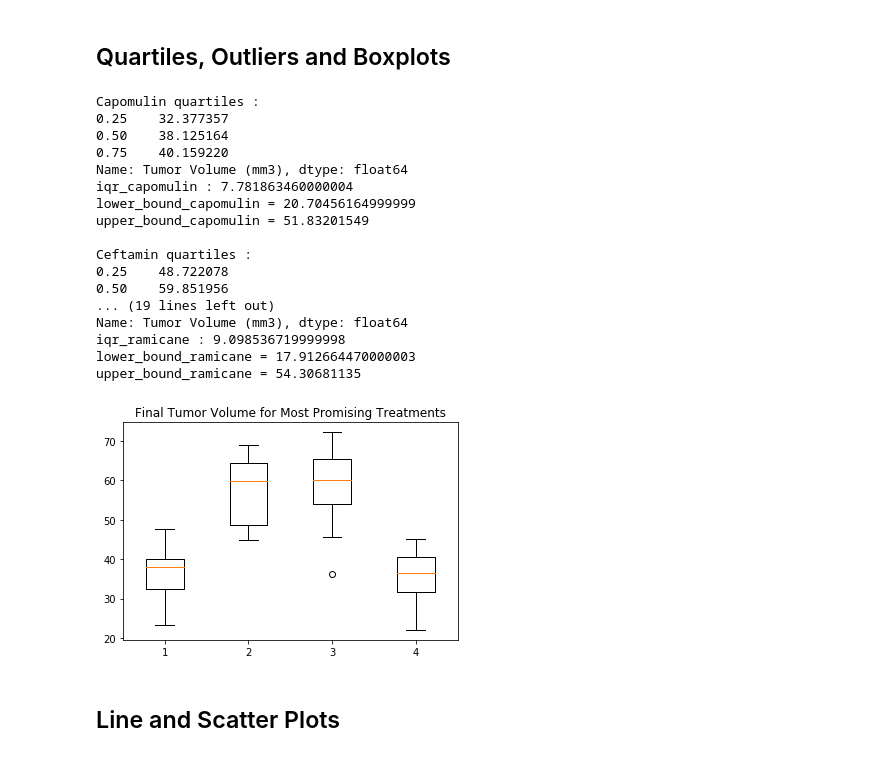
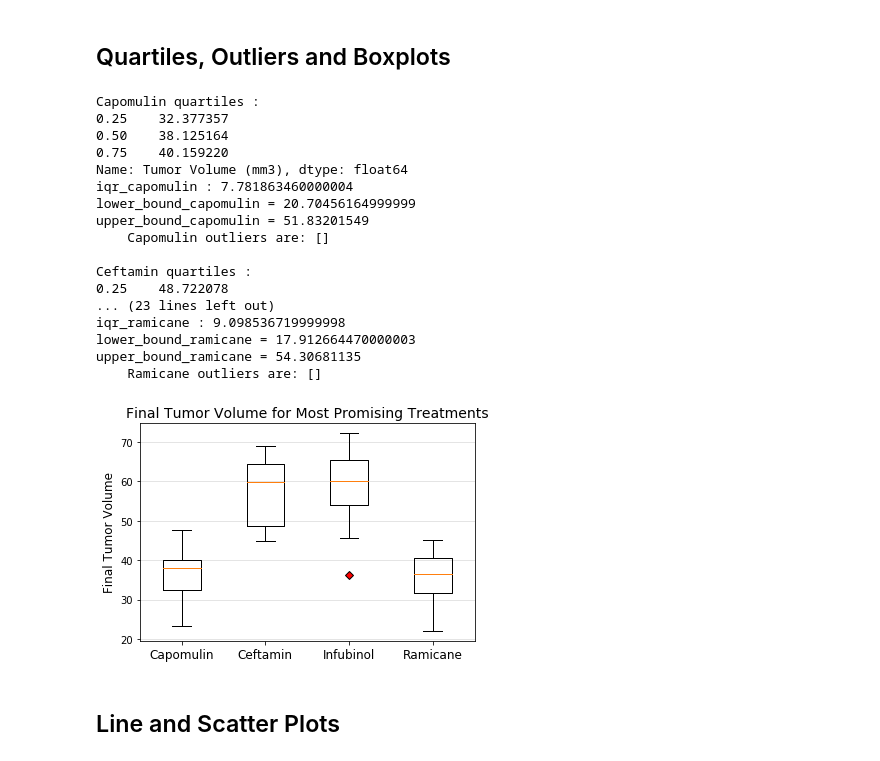
Before and after one commit to jeremyhamley/05-Matplotlib, a Jupyter notebook: Pymaceuticals/pymaceuticals_jeremy_h.ipynb, the cells around one changed output. Drawn from its saved outputs; the diff is of its cells as text; code cells hidden in the pictures.

```diff
--- a/Pymaceuticals/pymaceuticals_jeremy_h.ipynb
+++ b/Pymaceuticals/pymaceuticals_jeremy_h.ipynb
@@ -176,6 +171,10 @@ upperq_capomulin = quartiles_capomulin[0.75]
 iqr_capomulin = upperq_capomulin - lowerq_capomulin
 lower_bound_capomulin = lowerq_capomulin - (1.5*iqr_capomulin)
 upper_bound_capomulin = upperq_capomulin + (1.5*iqr_capomulin)
+outliers_capomulin = []
+for tumor in final_tumor_capomulin:
+    if tumor > upper_bound_capomulin or tumor < lower_bound_capomulin:
+        outliers_capomulin.append(tumor)
 
 #caluculate for Ceftamin:
 study_tumor_ceftamin = clean_results.loc[clean_results["Drug Regimen"] == "Ceftamin"]
@@ -188,6 +187,10 @@ upperq_ceftamin = quartiles_ceftamin[0.75]
 iqr_ceftamin = upperq_ceftamin - lowerq_ceftamin
 lower_bound_ceftamin = lowerq_ceftamin - (1.5*iqr_ceftamin)
 upper_bound_ceftamin = upperq_ceftamin + (1.5*iqr_ceftamin)
+outliers_ceftamin = []
+for tumor in final_tumor_ceftamin:
+    if tumor > upper_bound_ceftamin or tumor < lower_bound_ceftamin:
+        outliers_ceftamin.append(tumor)
 
 #caluculate for Infubinol:
 study_tumor_infubinol = clean_results.loc[clean_results["Drug Regimen"] == "Infubinol"]
@@ -200,6 +203,11 @@ upperq_infubinol = quartiles_infubinol[0.75]
 iqr_infubinol = upperq_infubinol - lowerq_infubinol
 lower_bound_infubinol = lowerq_infubinol - (1.5*iqr_infubinol)
 upper_bound_infubinol = upperq_infubinol + (1.5*iqr_infubinol)
+outliers_infubinol = []
+for tumor in final_tumor_infubinol:
+    if tumor > upper_bound_infubinol or tumor < lower_bound_infubinol:
+        outliers_infubinol.append(tumor)
+
 
 #caluculate for Ramicane:
 study_tumor_ramicane = clean_results.loc[clean_results["Drug Regimen"] == "Ramicane"]
@@ -212,6 +220,10 @@ upperq_ramicane = quartiles_ramicane[0.75]
 iqr_ramicane = upperq_ramicane - lowerq_ramicane
 lower_bound_ramicane = lowerq_ramicane - (1.5*iqr_ramicane)
 upper_bound_ramicane = upperq_ramicane + (1.5*iqr_ramicane)
+outliers_ramicane = []
+for tumor in final_tumor_ramicane:
+    if tumor > upper_bound_ramicane or tumor < lower_bound_ramicane:
+        outliers_ramicane.append(tumor)
 
 print(f"""
 Capomulin quartiles :
@@ -219,6 +231,7 @@ Capomulin quartiles :
 print(f"iqr_capomulin : {iqr_capomulin}")
 print(f"lower_bound_capomulin = {lower_bound_capomulin}")
 print(f"upper_bound_capomulin = {upper_bound_capomulin}")
+print(f"    Capomulin outliers are: {outliers_capomulin}")
 #print(final_tumor_capomulin)
 
 print(f"""
@@ -227,6 +240,7 @@ Ceftamin quartiles :
 print(f"iqr_ceftamin : {iqr_ceftamin}")
 print(f"lower_bound_ceftamin = {lower_bound_ceftamin}")
 print(f"upper_bound_ceftamin = {upper_bound_ceftamin}")
+print(f"    Ceftamin outliers are: {outliers_ceftamin}")
 #print(final_tumor_ceftamin)
 
 print(f"""
@@ -235,6 +249,7 @@ Infubinol quartiles :
 print(f"iqr_infubinol : {iqr_infubinol}")
 print(f"lower_bound_infubinol = {lower_bound_infubinol}")
 print(f"upper_bound_infubinol = {upper_bound_infubinol}")
+print(f"    Infubinol outliers are: {outliers_infubinol}")
 #print(final_tumor_infubinol)
 
 print(f"""
@@ -243,6 +258,7 @@ Ramicane quartiles :
 print(f"iqr_ramicane : {iqr_ramicane}")
 print(f"lower_bound_ramicane = {lower_bound_ramicane}")
 print(f"upper_bound_ramicane = {upper_bound_ramicane}")
+print(f"    Ramicane outliers are: {outliers_ramicane}")
 #print(final_tumor_ramicane)
 # %% [output]
 Capomulin quartiles :
@@ -253,25 +269,30 @@ Name: Tumor Volume (mm3), dtype: float64
 iqr_capomulin : 7.781863460000004
 lower_bound_capomulin = 20.70456164999999
 upper_bound_capomulin = 51.83201549
+    Capomulin outliers are: []
 
 Ceftamin quartiles :
 0.25    48.722078
-0.50    59.851956
-... (19 lines left out)
-Name: Tumor Volume (mm3), dtype: float64
+... (23 lines left out)
 iqr_ramicane : 9.098536719999998
 lower_bound_ramicane = 17.912664470000003
 upper_bound_ramicane = 54.30681135
+    Ramicane outliers are: []
 # %%
 # Generate a box plot of the final tumor volume of each mouse across four regimens of interest
 
+red_outlier = dict(markerfacecolor='r', marker='D')
+drug_ticks = ["Capomulin", "Ceftamin", "Infubinol", "Ramicane"]
 fig1, ax1 = plt.subplots()
 all_drugs = [final_tumor_capomulin,final_tumor_ceftamin, final_tumor_infubinol, final_tumor_ramicane ]
-ax1.set_title("Final Tumor Volume for Most Promising Treatments")
-ax1.boxplot(all_drugs)
+ax1.set_title("Final Tumor Volume for Most Promising Treatments",fontsize=14)
+ax1.boxplot(all_drugs, flierprops=red_outlier)
+ax1.yaxis.grid(True, linestyle='-', color='lightgrey', alpha=0.75)
+plt.ylabel("Final Tumor Volume", fontsize=12)
+ax1.set_xticklabels(drug_ticks, fontsize=12)
 plt.show()
 # %% [output]
-[figure, old version]
+[figure, new version]
 # %% [markdown]
 ## Line and Scatter Plots
 # %%
```
Also changed, not shown: parts of 1 cell of this notebook.
